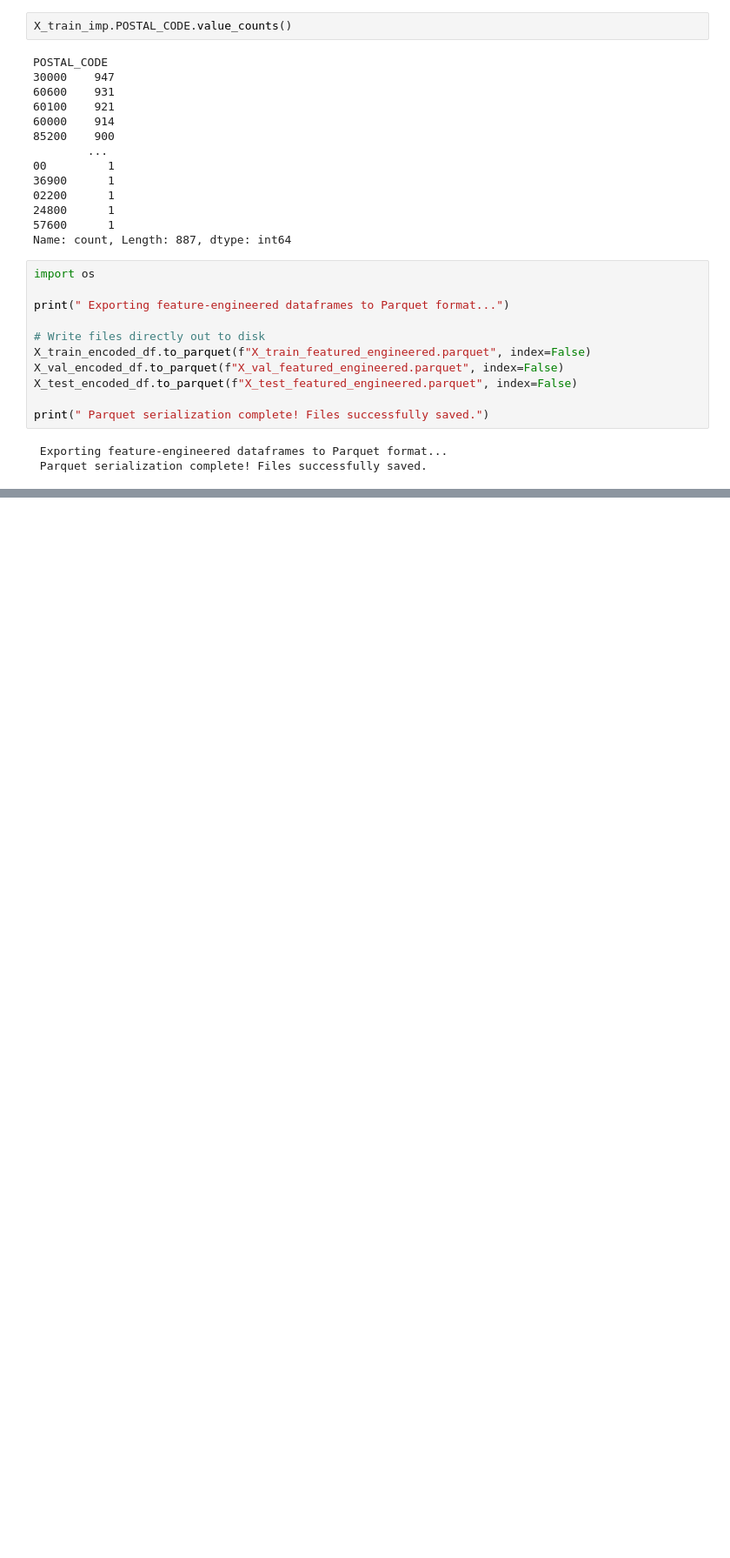
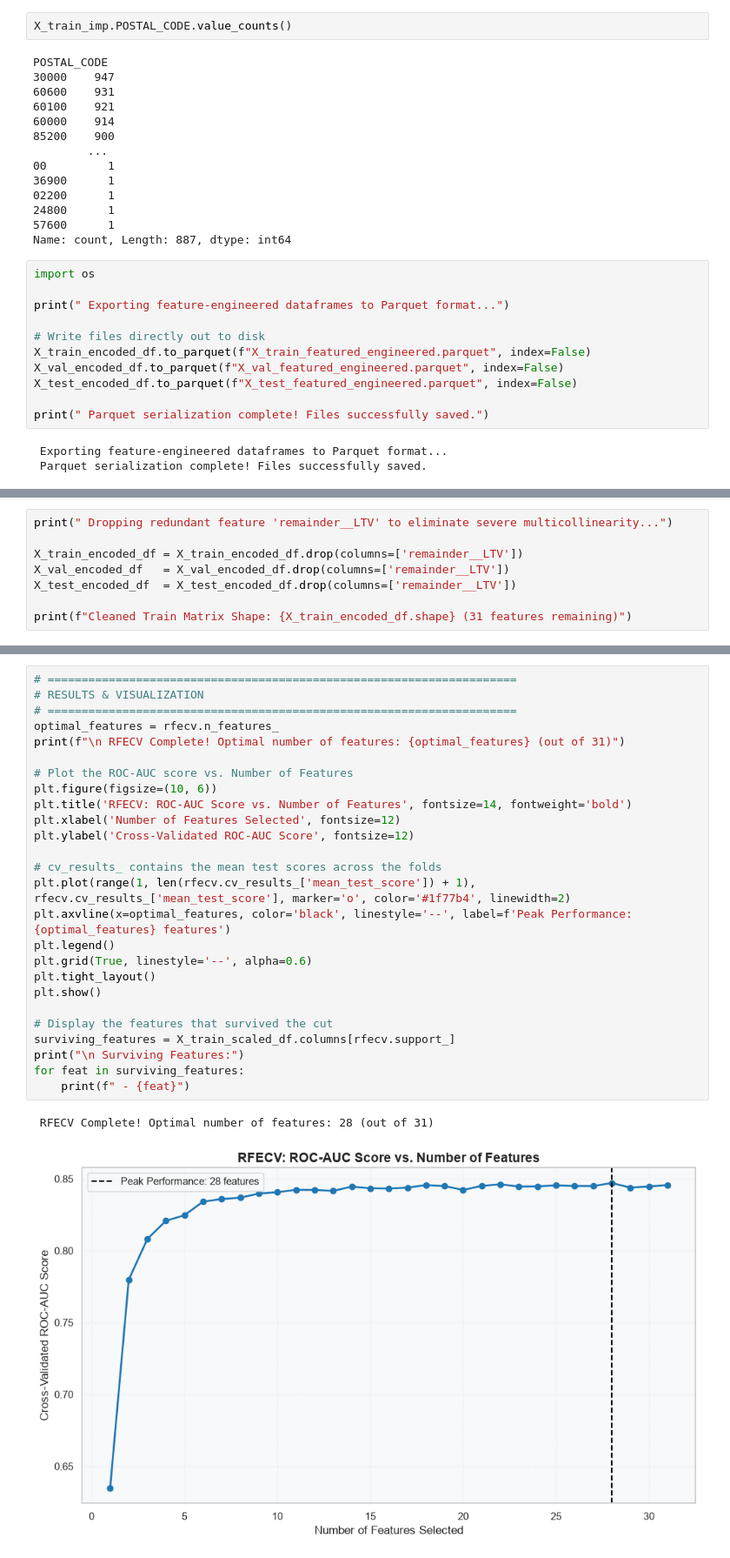
Before and after one commit to Gautam0211/Credit-Risk-Stress-Testing-Under-Macro-Conditions-of-2008-Global-Recession, a Jupyter notebook: Notebooks/EDA and Data Preprocessing.ipynb, the cells around one changed output, grey strips where cells are left out. Shown at 87% size. Drawn from its saved outputs; the diff is of its cells as text; blank space fills up the shorter version.

```diff
--- a/Notebooks/EDA and Data Preprocessing.ipynb
+++ b/Notebooks/EDA and Data Preprocessing.ipynb
@@ -2452,0 +2506,8 @@ print(" Parquet serialization complete! Files successfully saved.")
+# %%
+print(" Dropping redundant feature 'remainder__LTV' to eliminate severe multicollinearity...")
+
+X_train_encoded_df = X_train_encoded_df.drop(columns=['remainder__LTV'])
+X_val_encoded_df   = X_val_encoded_df.drop(columns=['remainder__LTV'])
+X_test_encoded_df  = X_test_encoded_df.drop(columns=['remainder__LTV'])
+
+print(f"Cleaned Train Matrix Shape: {X_train_encoded_df.shape} (31 features remaining)")
@@ -2452,0 +2671,29 @@ print(" Parquet serialization complete! Files successfully saved.")
+# %%
+# =====================================================================
+# RESULTS & VISUALIZATION
+# =====================================================================
+optimal_features = rfecv.n_features_
+print(f"\n RFECV Complete! Optimal number of features: {optimal_features} (out of 31)")
+
+# Plot the ROC-AUC score vs. Number of Features
+plt.figure(figsize=(10, 6))
+plt.title('RFECV: ROC-AUC Score vs. Number of Features', fontsize=14, fontweight='bold')
+plt.xlabel('Number of Features Selected', fontsize=12)
+plt.ylabel('Cross-Validated ROC-AUC Score', fontsize=12)
+
+# cv_results_ contains the mean test scores across the folds
+plt.plot(range(1, len(rfecv.cv_results_['mean_test_score']) + 1), rfecv.cv_results_['mean_test_score'], marker='o', color='#1f77b4', linewidth=2)
+plt.axvline(x=optimal_features, color='black', linestyle='--', label=f'Peak Performance: {optimal_features} features')
+plt.legend()
+plt.grid(True, linestyle='--', alpha=0.6)
+plt.tight_layout()
+plt.show()
+
+# Display the features that survived the cut
+surviving_features = X_train_scaled_df.columns[rfecv.support_]
+print("\n Surviving Features:")
+for feat in surviving_features:
+    print(f" - {feat}")
+# %% [output]
+ RFECV Complete! Optimal number of features: 28 (out of 31)
+[figure, added]
```
Also changed, not shown: parts of 19 cells of this notebook, 1 other file.
